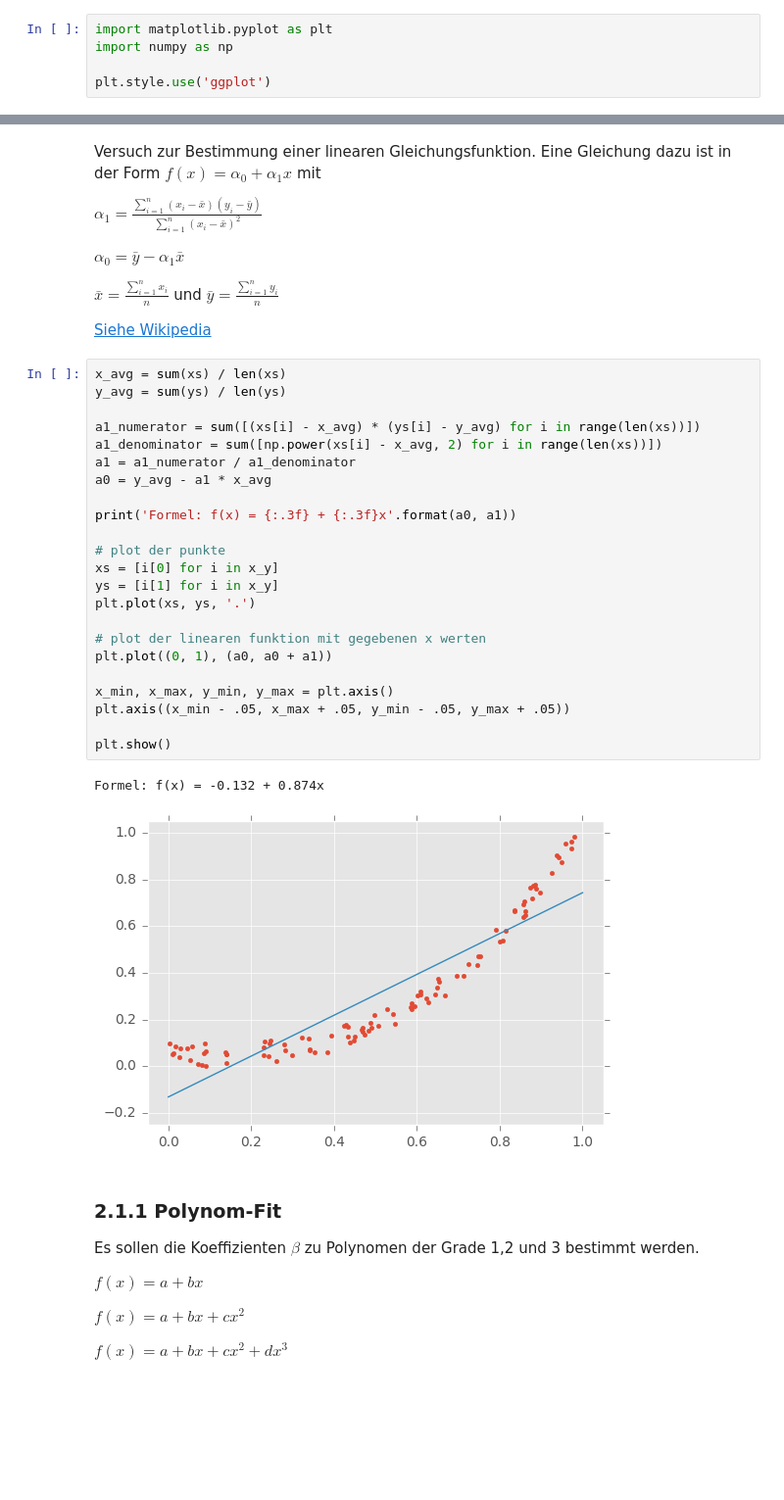
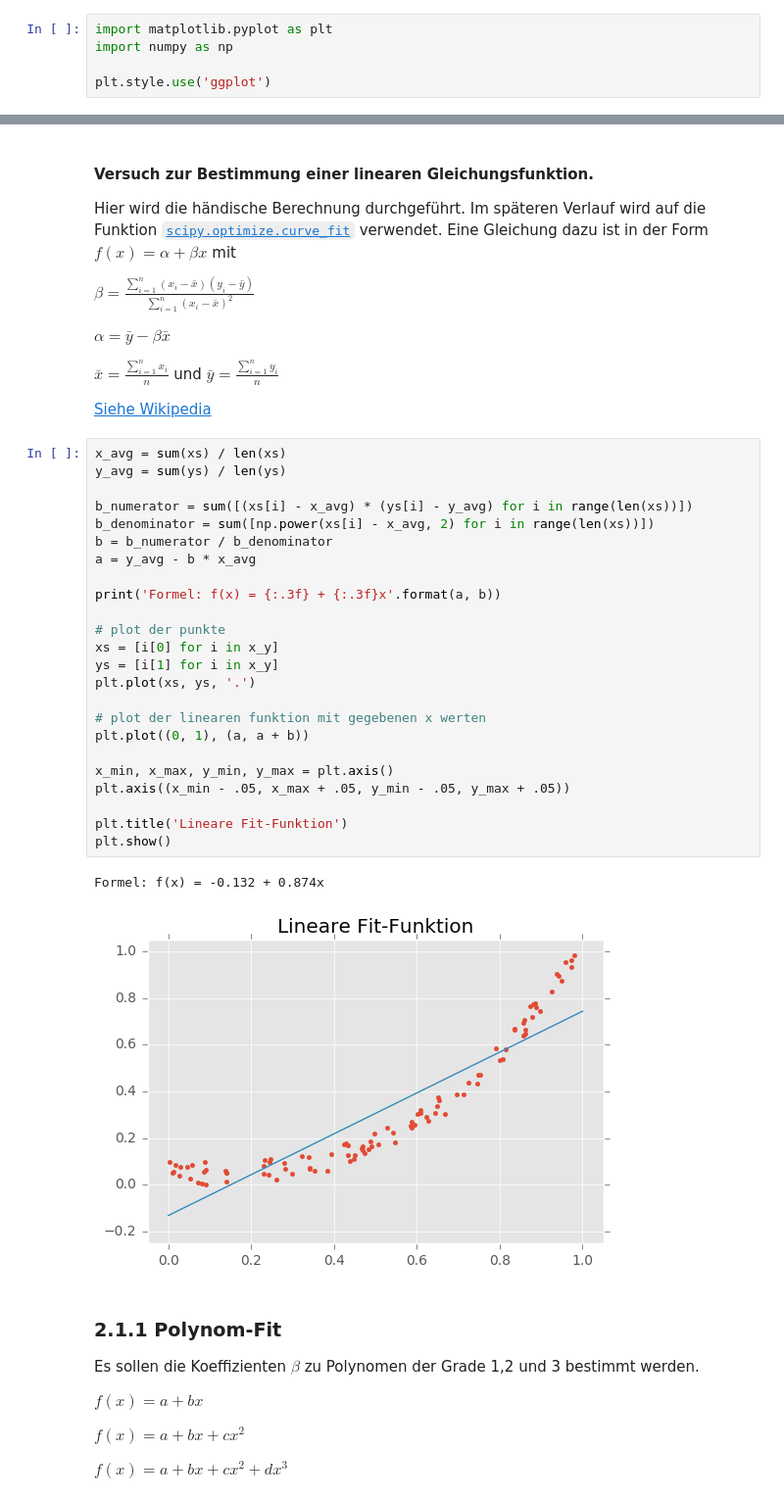
Before and after one commit to captain-proton/aise, a Jupyter notebook: documentation/source/nia/jupyter_nb/exercise_2.ipynb, the cells around one changed output, grey strips where cells are left out. Shown at 98% size. Cells and saved outputs as stored; diff of their text form; blank space fills up the shorter version.

```diff
--- a/documentation/source/nia/jupyter_nb/exercise_2.ipynb
+++ b/documentation/source/nia/jupyter_nb/exercise_2.ipynb
@@ -53,11 +62,13 @@ plt.show()
 # %% [output]
 [figure]
 # %% [markdown]
-Versuch zur Bestimmung einer linearen Gleichungsfunktion. Eine Gleichung dazu ist in der Form $f(x) = \alpha_0 + \alpha_1x$ mit
+#### Versuch zur Bestimmung einer linearen Gleichungsfunktion.
 
-$\alpha_1 = \frac{\sum_{i=1}^{n}(x_i - \bar{x})(y_i - \bar{y})}{\sum_{i=1}^{n}(x_i - \bar{x})^2}$
+Hier wird die händische Berechnung durchgeführt. Im späteren Verlauf wird auf die Funktion [`scipy.optimize.curve_fit`](https://docs.scipy.org/doc/scipy/reference/generated/scipy.optimize.curve_fit.html) verwendet. Eine Gleichung dazu ist in der Form $f(x) = \alpha + \beta x$ mit
 
-$\alpha_0 = \bar{y} - \alpha_1\bar{x}$
+$\beta = \frac{\sum_{i=1}^{n}(x_i - \bar{x})(y_i - \bar{y})}{\sum_{i=1}^{n}(x_i - \bar{x})^2}$
+
+$\alpha = \bar{y} - \beta\bar{x}$
 
 $\bar{x} = \frac{\sum_{i=1}^{n}x_i}{n}$ und $\bar{y} = \frac{\sum_{i=1}^{n}y_i}{n}$
 
@@ -65,29 +76,30 @@ $\bar{x} = \frac{\sum_{i=1}^{n}x_i}{n}$ und $\bar{y} = \frac{\sum_{i=1}^{n}y_i}{
 # %%
 x_avg = sum(xs) / len(xs)
 y_avg = sum(ys) / len(ys)
 
-a1_numerator = sum([(xs[i] - x_avg) * (ys[i] - y_avg) for i in range(len(xs))])
-a1_denominator = sum([np.power(xs[i] - x_avg, 2) for i in range(len(xs))])
-a1 = a1_numerator / a1_denominator
-a0 = y_avg - a1 * x_avg
+b_numerator = sum([(xs[i] - x_avg) * (ys[i] - y_avg) for i in range(len(xs))])
+b_denominator = sum([np.power(xs[i] - x_avg, 2) for i in range(len(xs))])
+b = b_numerator / b_denominator
+a = y_avg - b * x_avg
 
-print('Formel: f(x) = {:.3f} + {:.3f}x'.format(a0, a1))
+print('Formel: f(x) = {:.3f} + {:.3f}x'.format(a, b))
 
 # plot der punkte
 xs = [i[0] for i in x_y]
 ys = [i[1] for i in x_y]
 plt.plot(xs, ys, '.')
 
 # plot der linearen funktion mit gegebenen x werten
-plt.plot((0, 1), (a0, a0 + a1))
+plt.plot((0, 1), (a, a + b))
 
 x_min, x_max, y_min, y_max = plt.axis()
 plt.axis((x_min - .05, x_max + .05, y_min - .05, y_max + .05))
 
+plt.title('Lineare Fit-Funktion')
 plt.show()
 # %% [output]
 Formel: f(x) = -0.132 + 0.874x
-[figure, old version]
+[figure, new version]
 # %% [markdown]
 ### 2.1.1 Polynom-Fit
 
```
Also changed, not shown: parts of 22 cells of this notebook.
